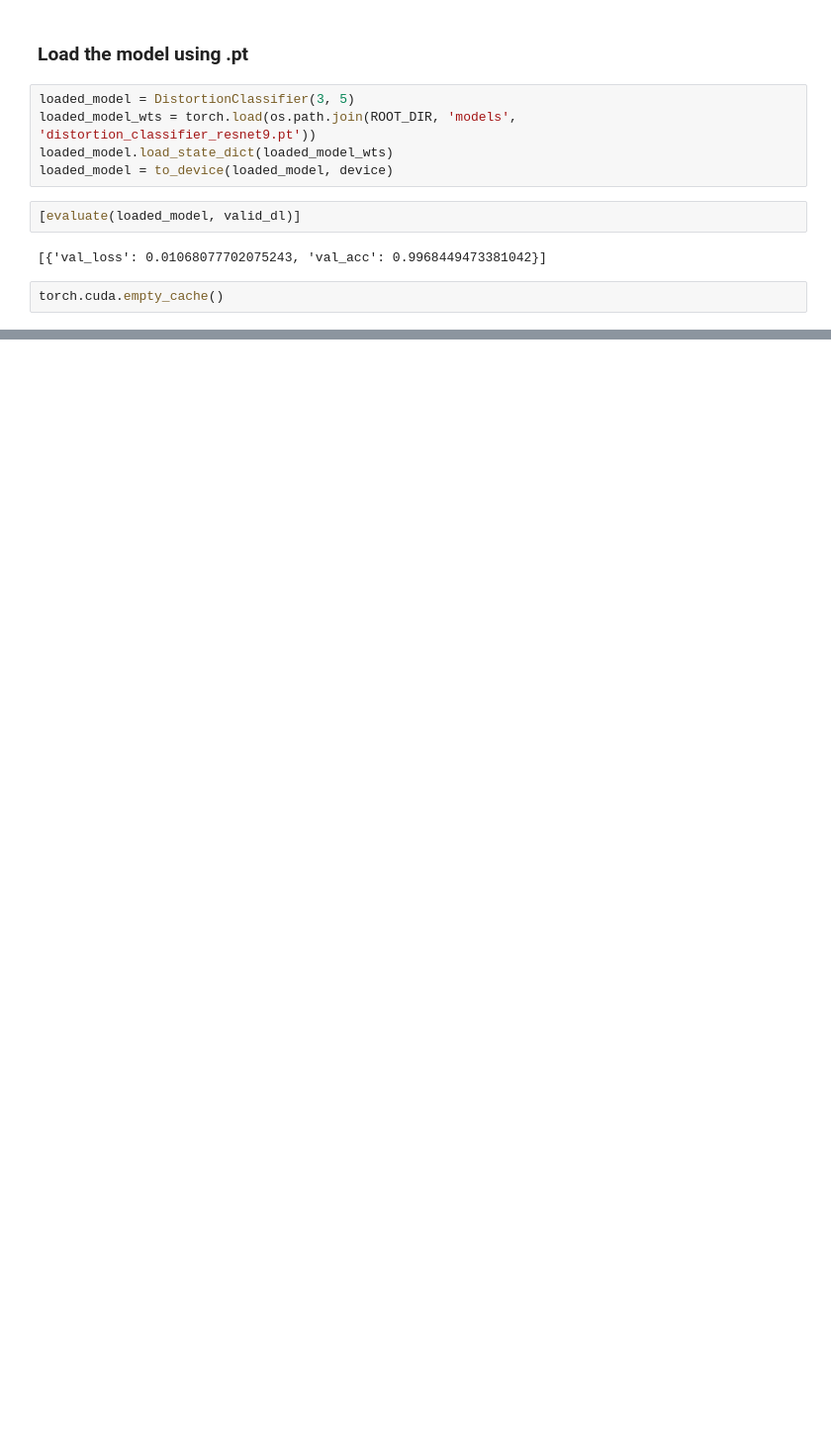
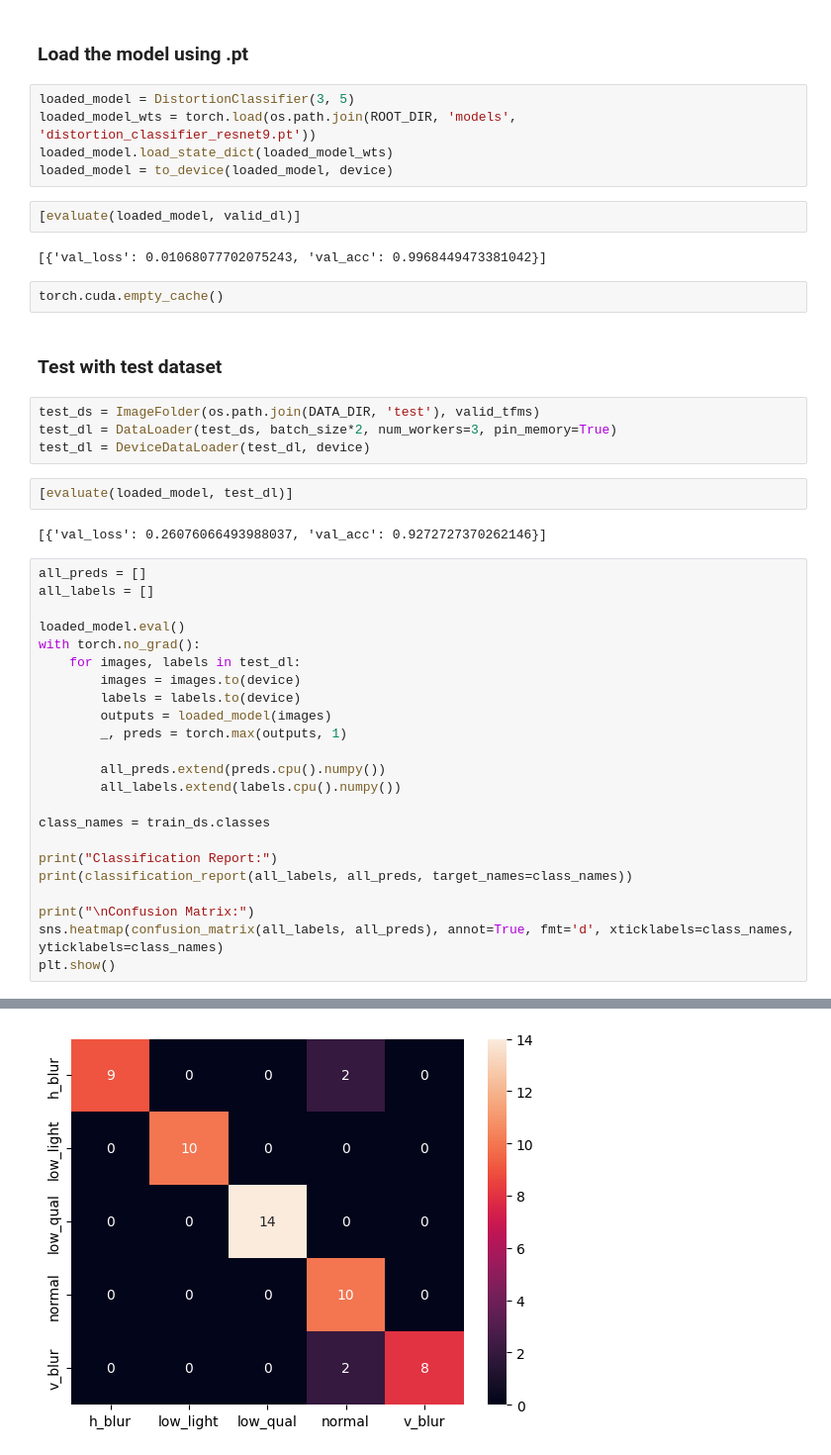
Before and after one commit to jansencruz23/LiPAD-License-Plate-Deblurring-and-Recognition, a Jupyter notebook: src/cnn/distortion_classifier.ipynb, the cells around one changed output, grey strips where cells are left out. Shown at 99% size. Cells and saved outputs as stored; diff of their text form; blank space fills up the shorter version.

```diff
--- a/src/cnn/distortion_classifier.ipynb
+++ b/src/cnn/distortion_classifier.ipynb
@@ -441,3 +459,37 @@ loaded_model = to_device(loaded_model, device)
 [{'val_loss': 0.01068077702075243, 'val_acc': 0.9968449473381042}]
 # %%
 torch.cuda.empty_cache()
+# %% [markdown]
+### Test with test dataset
+# %%
+test_ds = ImageFolder(os.path.join(DATA_DIR, 'test'), valid_tfms)
+test_dl = DataLoader(test_ds, batch_size*2, num_workers=3, pin_memory=True)
+test_dl = DeviceDataLoader(test_dl, device)
+# %%
+[evaluate(loaded_model, test_dl)]
+# %% [output]
+[{'val_loss': 0.26076066493988037, 'val_acc': 0.9272727370262146}]
+# %%
+all_preds = []
+all_labels = []
+
+loaded_model.eval()
+with torch.no_grad():
+    for images, labels in test_dl:
+        images = images.to(device)
+        labels = labels.to(device)
+        outputs = loaded_model(images)
+        _, preds = torch.max(outputs, 1)
+
+        all_preds.extend(preds.cpu().numpy())
+        all_labels.extend(labels.cpu().numpy())
+
+class_names = train_ds.classes
+
+print("Classification Report:")
+print(classification_report(all_labels, all_preds, target_names=class_names))
+
+print("\nConfusion Matrix:")
+sns.heatmap(confusion_matrix(all_labels, all_preds), annot=True, fmt='d', xticklabels=class_names, yticklabels=class_names)
+plt.show()
+# %% [output]
@@ -443,0 +511 @@ torch.cuda.empty_cache()
+[figure, added]
```
Also changed, not shown: parts of 5 cells of this notebook.
